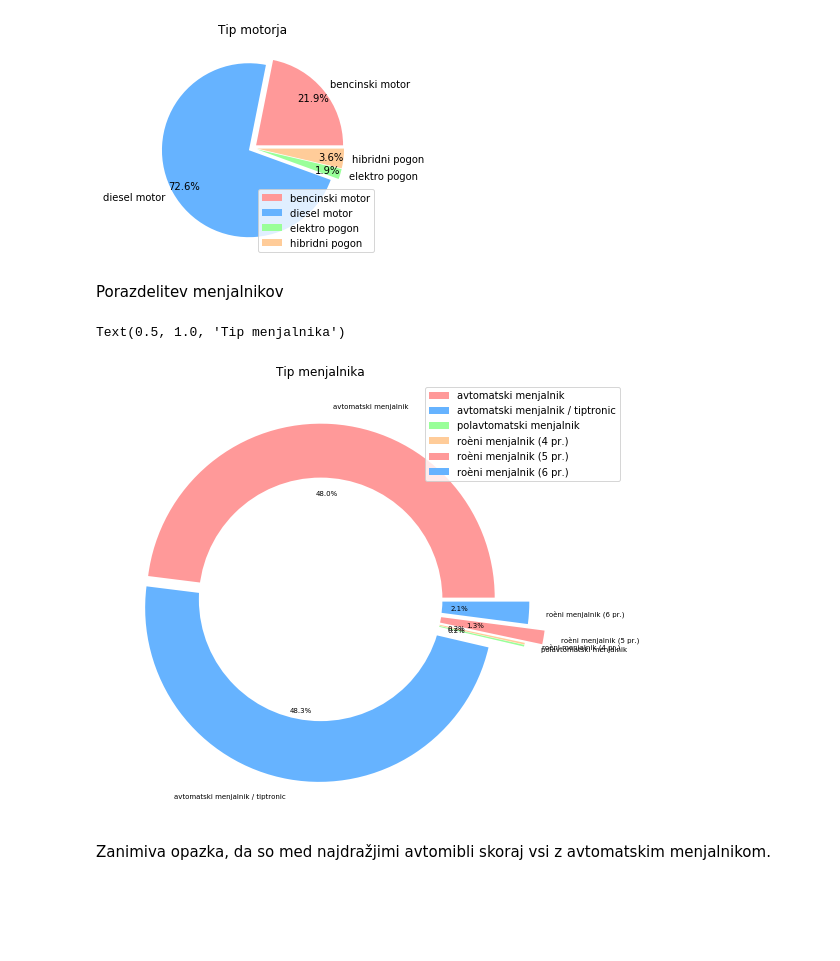
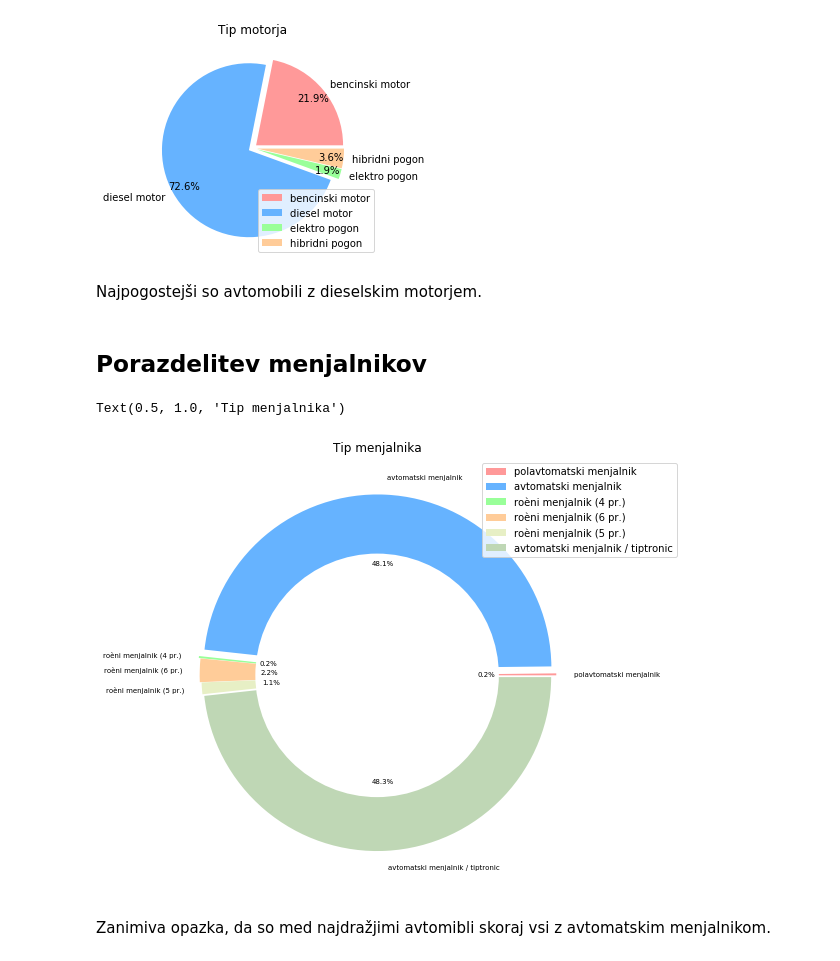
Before and after one commit to VidVrbnjak/Programiranje-1, a Jupyter notebook: Analiza_podatkov.ipynb, the cells around one changed output. Cells and saved outputs as stored; diff of their text form; code cells hidden in the pictures; blank space fills up the shorter version.

```diff
--- a/Analiza_podatkov.ipynb
+++ b/Analiza_podatkov.ipynb
@@ -167,26 +178,26 @@ plt.ylabel('')
 # %% [output]
 Text(0, 0.5, '')
 [figure]
-# %% [markdown]
-Porazdelitev menjalnikov
+# %% [markdown]
+Najpogostejši so avtomobili z dieselskim motorjem.
+# %% [markdown]
+## Porazdelitev menjalnikov
 # %%
-pctdistance=0.85
+colors = ['#ff9999', '#66b3ff', '#99ff99', '#ffcc99', '#E7EFC5', '#BFD7B5']
 tipMenjalnika = df
 tipMenjalnika['stevilo'] = 0
-tipMenjalnika = df[['menjalnik',
-                 'stevilo']].groupby(['menjalnik']).count().plot.pie(subplots=True, colors=colors,
-                                                                     autopct='%.1f%%', fontsize=7, figsize=(10, 8),
-                                                                     explode=(0.01, 0.05, 0.2, 0.2, 0.3, 0.2),
-                                                                     shadow=False)
+tipMenjalnika = df[['menjalnik', 'stevilo']].groupby(['menjalnik']).count()
+tipMenjalnika = tipMenjalnika.sample(frac=1)
+tipMenjalnika.plot.pie(subplots=True, colors=colors, autopct='%.1f%%', fontsize=7, figsize=(10, 8),
+                       explode=(0.03, 0.04, 0.03, 0.02, 0.01, 0.01), shadow=False)
 plt.ylabel('')
 centre_circle = plt.Circle((0, 0), 0.70, fc='white')
 fig = plt.gcf()
 fig.gca().add_artist(centre_circle)
-
-plt.legend(loc='best', bbox_to_anchor=(0.7, 0.5, 0.5, 0.5))  # move legend
+plt.legend(loc='best', bbox_to_anchor=(0.7, 0.5, 0.5, 0.5))
 plt.title("Tip menjalnika")
 # %% [output]
 Text(0.5, 1.0, 'Tip menjalnika')
-[figure, old version]
+[figure, new version]
 # %% [markdown]
 Zanimiva opazka, da so med najdražjimi avtomibli skoraj vsi z avtomatskim menjalnikom.
```
Also changed, not shown: parts of 6 cells of this notebook.
